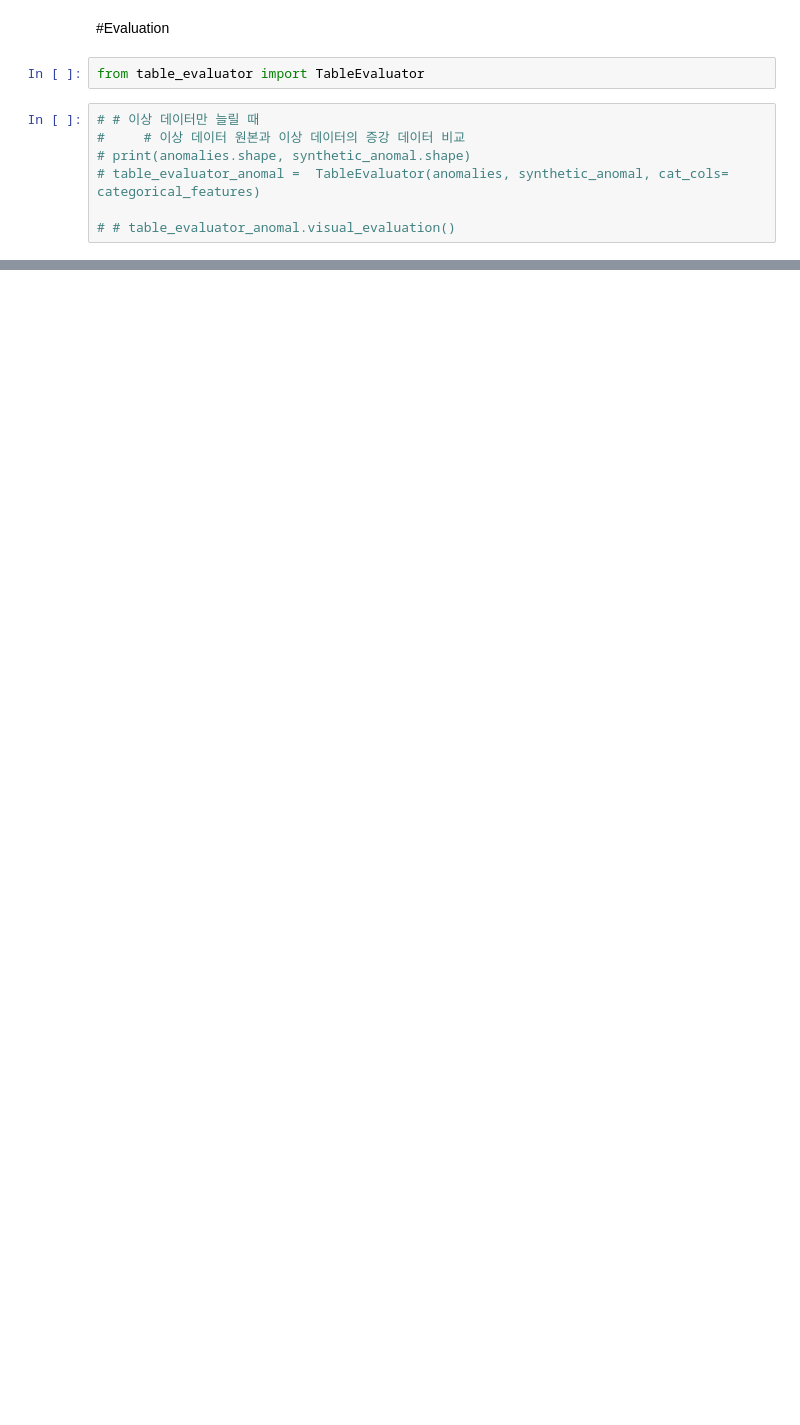
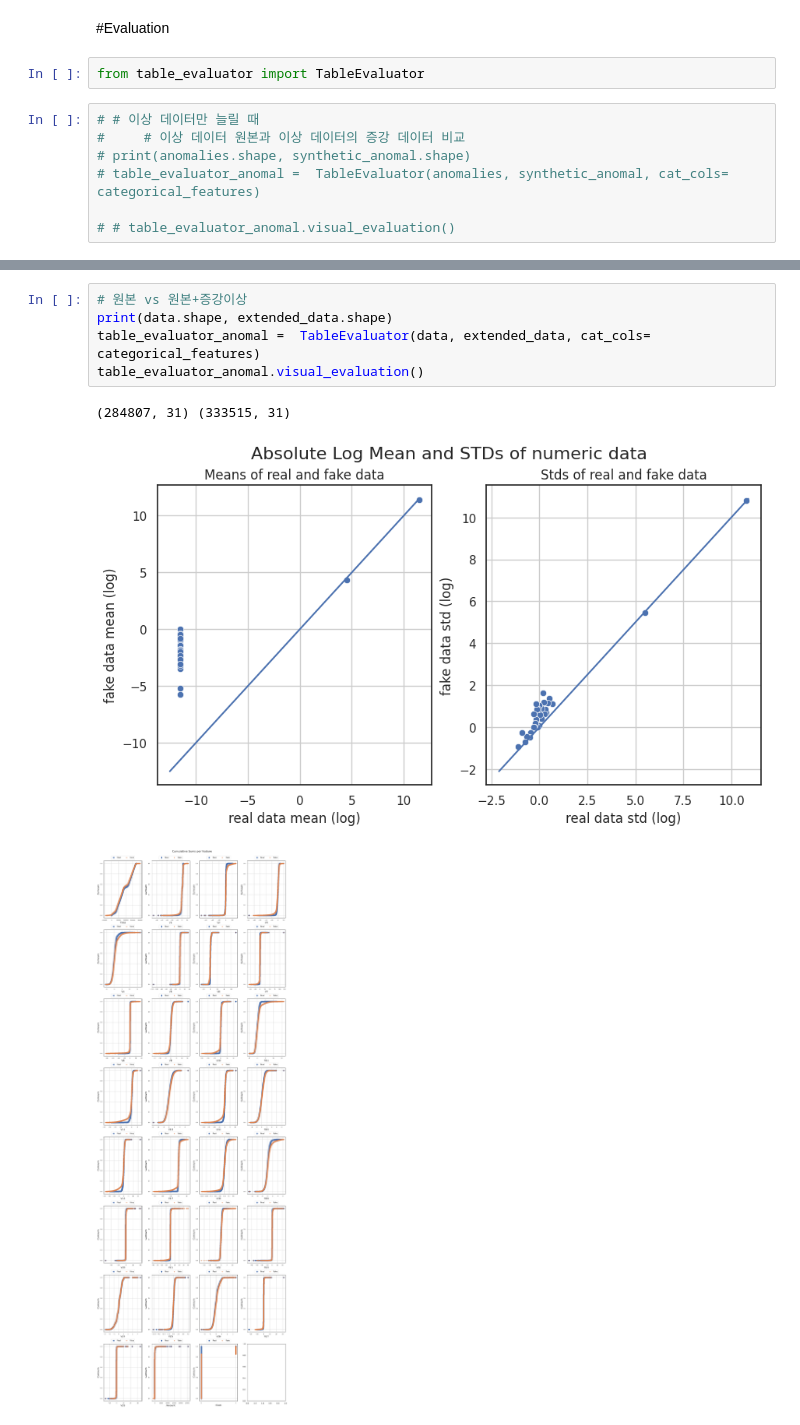
Before and after one commit to SeongDahun/RecsysTutorial, a Jupyter notebook: CTGAN_Credit_anomal.ipynb, the cells around one changed output, grey strips where cells are left out. Cells and saved outputs as stored; diff of their text form; blank space fills up the shorter version.

```diff
--- a/CTGAN_Credit_anomal.ipynb
+++ b/CTGAN_Credit_anomal.ipynb
@@ -231,0 +217,9 @@ table_evaluator_anomal =  TableEvaluator(sample_nomalies, extended_data, cat_col
+# %%
+# 원본 vs 원본+증강이상
+print(data.shape, extended_data.shape)
+table_evaluator_anomal =  TableEvaluator(data, extended_data, cat_cols= categorical_features)
+table_evaluator_anomal.visual_evaluation()
+# %% [output]
+(284807, 31) (333515, 31)
+[figure, added]
+[figure, added]
```
Also changed, not shown: parts of 15 cells of this notebook.
